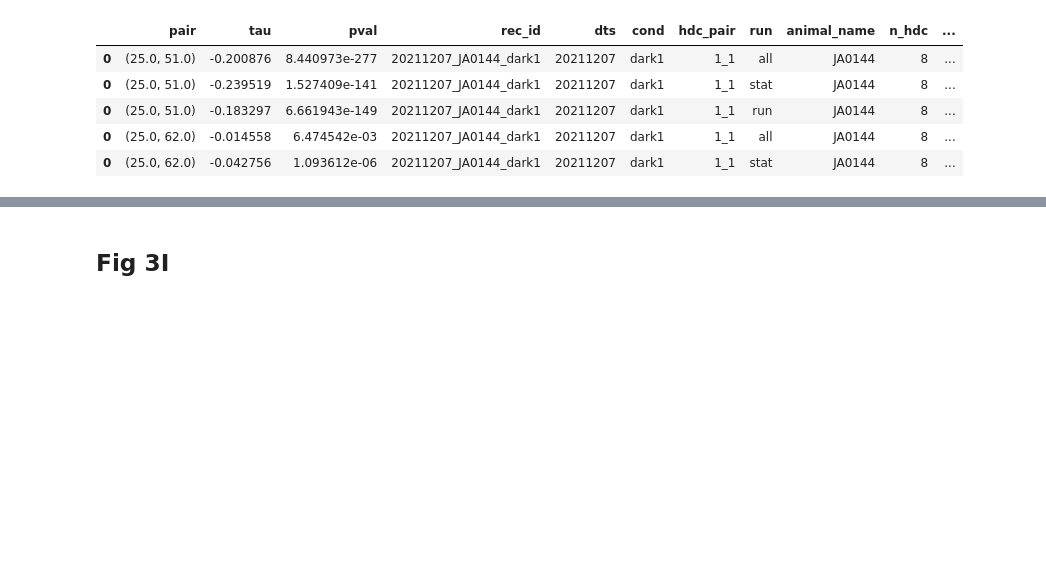
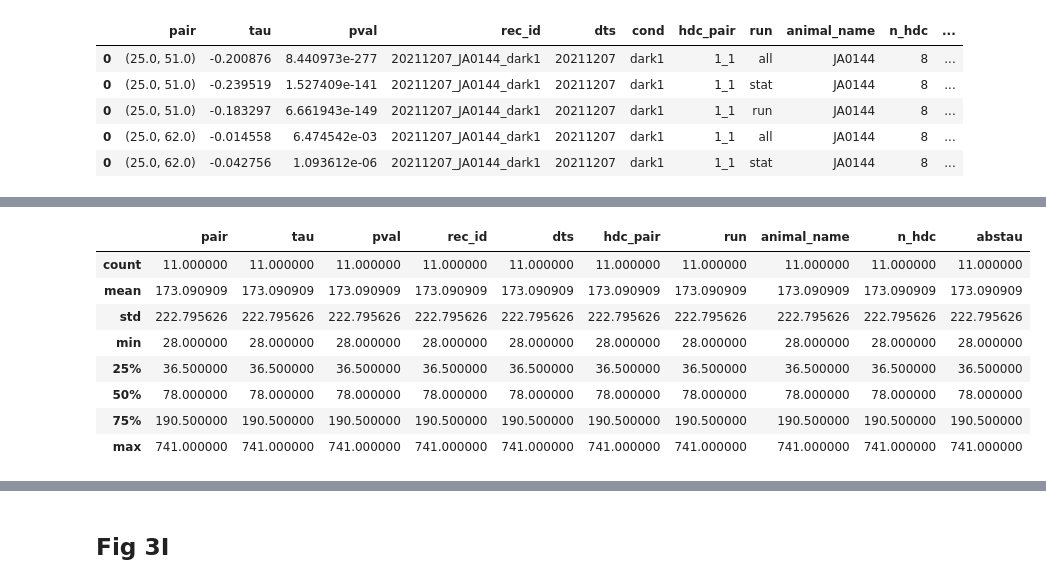
Before and after one commit to apaks/HD_VR_HR_paper, a Jupyter notebook: code/Fig2H-L_3F-J.ipynb, the cells around one changed output, grey strips where cells are left out. Saved outputs shown, nothing was run; the diff lists cells and outputs as text; code cells hidden in the pictures; blank space fills up the shorter version.

```diff
--- a/code/Fig2H-L_3F-J.ipynb
+++ b/code/Fig2H-L_3F-J.ipynb
@@ -809,3 +832,18 @@ good_corr_sess = n_pairs[n_pairs.pair > 25].rec_id.unique()
+# %%
+df_hr_taucorr[((df_hr_taucorr.cond == 'light1') )
+    & (df_hr_taucorr.run == 'run')
+    & (df_hr_taucorr.rec_id.isin(good_corr_sess))
+    ].groupby(['rec_sess', 'cond']).count().describe()
+# %% [output]
+|  | pair | tau | pval | rec_id | dts | hdc_pair | run | animal_name | n_hdc | abstau |
+| count | 11.000000 | 11.000000 | 11.000000 | 11.000000 | 11.000000 | 11.000000 | 11.000000 | 11.000000 | 11.000000 | 11.000000 |
+| mean | 173.090909 | 173.090909 | 173.090909 | 173.090909 | 173.090909 | 173.090909 | 173.090909 | 173.090909 | 173.090909 | 173.090909 |
+| std | 222.795626 | 222.795626 | 222.795626 | 222.795626 | 222.795626 | 222.795626 | 222.795626 | 222.795626 | 222.795626 | 222.795626 |
+| min | 28.000000 | 28.000000 | 28.000000 | 28.000000 | 28.000000 | 28.000000 | 28.000000 | 28.000000 | 28.000000 | 28.000000 |
+| 25% | 36.500000 | 36.500000 | 36.500000 | 36.500000 | 36.500000 | 36.500000 | 36.500000 | 36.500000 | 36.500000 | 36.500000 |
+| 50% | 78.000000 | 78.000000 | 78.000000 | 78.000000 | 78.000000 | 78.000000 | 78.000000 | 78.000000 | 78.000000 | 78.000000 |
+| 75% | 190.500000 | 190.500000 | 190.500000 | 190.500000 | 190.500000 | 190.500000 | 190.500000 | 190.500000 | 190.500000 | 190.500000 |
+| max | 741.000000 | 741.000000 | 741.000000 | 741.000000 | 741.000000 | 741.000000 | 741.000000 | 741.000000 | 741.000000 | 741.000000 |
 # %%
 y = 'abstau'
 coi = ['light1', 'lightHR1']
```
Also changed, not shown: parts of 20 cells of this notebook, 4 other files.
